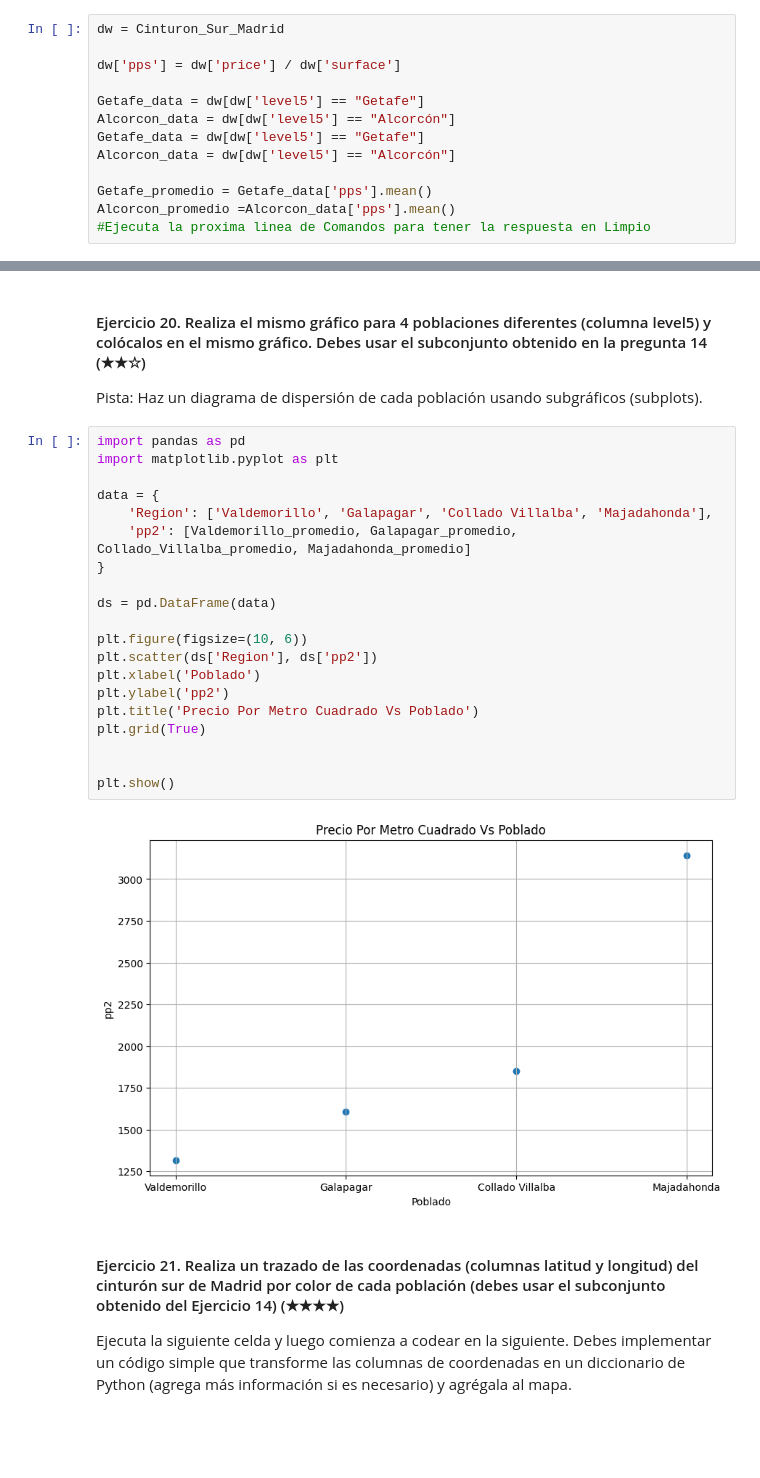
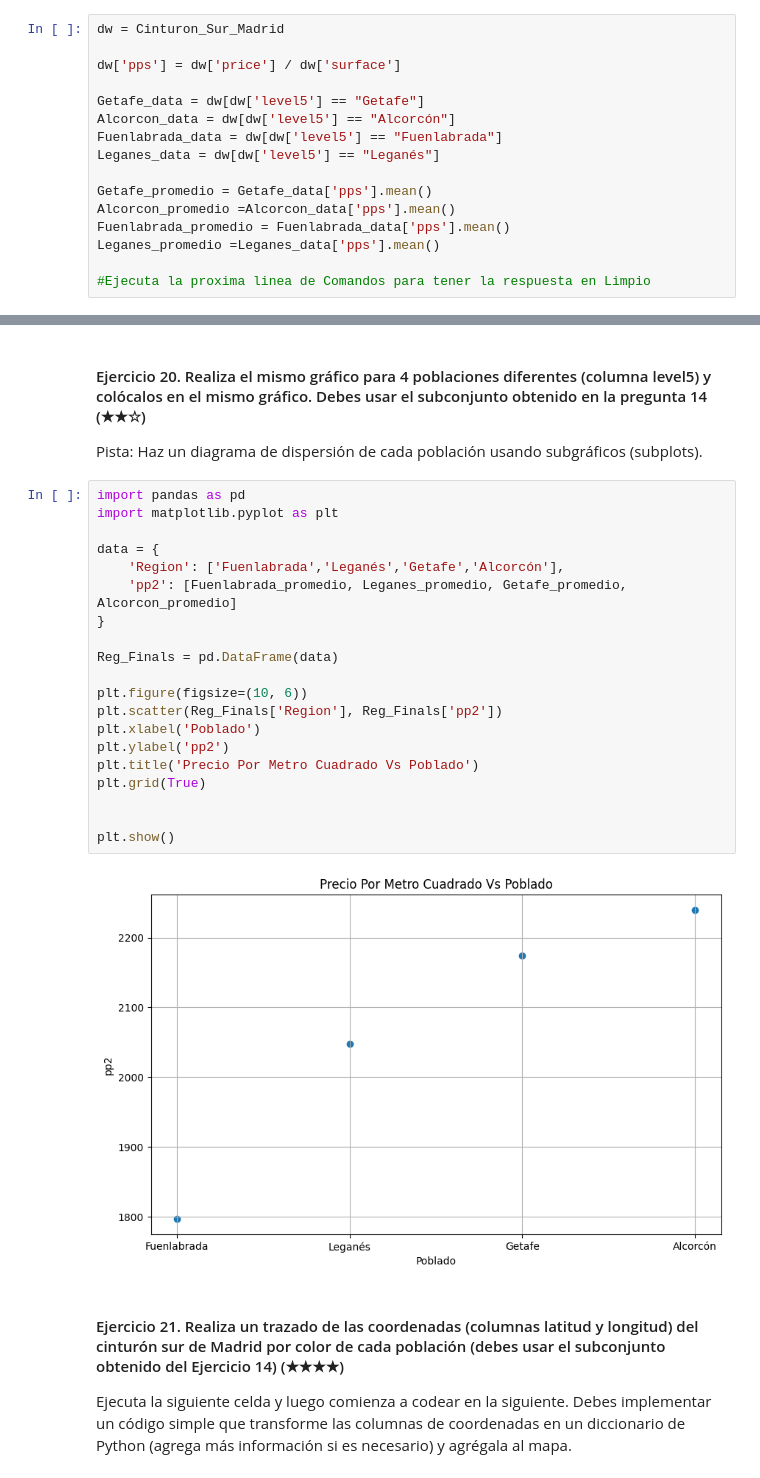
Before and after one commit to pcaliman2/realestate-datacleanup-exercise, a Jupyter notebook: project.es.ipynb, the cells around one changed output, grey strips where cells are left out. Drawn from its saved outputs; the diff is of its cells as text; blank space fills up the shorter version.

```diff
--- a/project.es.ipynb
+++ b/project.es.ipynb
@@ -465,11 +465,14 @@ dw['pps'] = dw['price'] / dw['surface']
 
 Getafe_data = dw[dw['level5'] == "Getafe"]
 Alcorcon_data = dw[dw['level5'] == "Alcorcón"]
-Getafe_data = dw[dw['level5'] == "Getafe"]
-Alcorcon_data = dw[dw['level5'] == "Alcorcón"]
+Fuenlabrada_data = dw[dw['level5'] == "Fuenlabrada"]
+Leganes_data = dw[dw['level5'] == "Leganés"]
 
 Getafe_promedio = Getafe_data['pps'].mean()
 Alcorcon_promedio =Alcorcon_data['pps'].mean()
+Fuenlabrada_promedio = Fuenlabrada_data['pps'].mean()
+Leganes_promedio =Leganes_data['pps'].mean()
+
 #Ejecuta la proxima linea de Comandos para tener la respuesta en Limpio
 # %% [output]
 A value is trying to be set on a copy of a slice from a DataFrame.
@@ -492,25 +495,25 @@ Pista: Haz un diagrama de dispersión de cada población usando subgráficos (su
 # %%
 import pandas as pd
 import matplotlib.pyplot as plt
 
 data = {
-    'Region': ['Valdemorillo', 'Galapagar', 'Collado Villalba', 'Majadahonda'],
-    'pp2': [Valdemorillo_promedio, Galapagar_promedio, Collado_Villalba_promedio, Majadahonda_promedio]
+    'Region': ['Fuenlabrada','Leganés','Getafe','Alcorcón'],
+    'pp2': [Fuenlabrada_promedio, Leganes_promedio, Getafe_promedio, Alcorcon_promedio]
 }
 
-ds = pd.DataFrame(data)
+Reg_Finals = pd.DataFrame(data)
 
 plt.figure(figsize=(10, 6))
-plt.scatter(ds['Region'], ds['pp2'])
+plt.scatter(Reg_Finals['Region'], Reg_Finals['pp2'])
 plt.xlabel('Poblado')
 plt.ylabel('pp2')
 plt.title('Precio Por Metro Cuadrado Vs Poblado')
 plt.grid(True)
 
 
 plt.show()
 # %% [output]
-[figure, old version]
+[figure, new version]
 # %% [markdown]
 #### Ejercicio 21. Realiza un trazado de las coordenadas (columnas latitud y longitud) del cinturón sur de Madrid por color de cada población (debes usar el subconjunto obtenido del Ejercicio 14) (★★★★)
 
```
